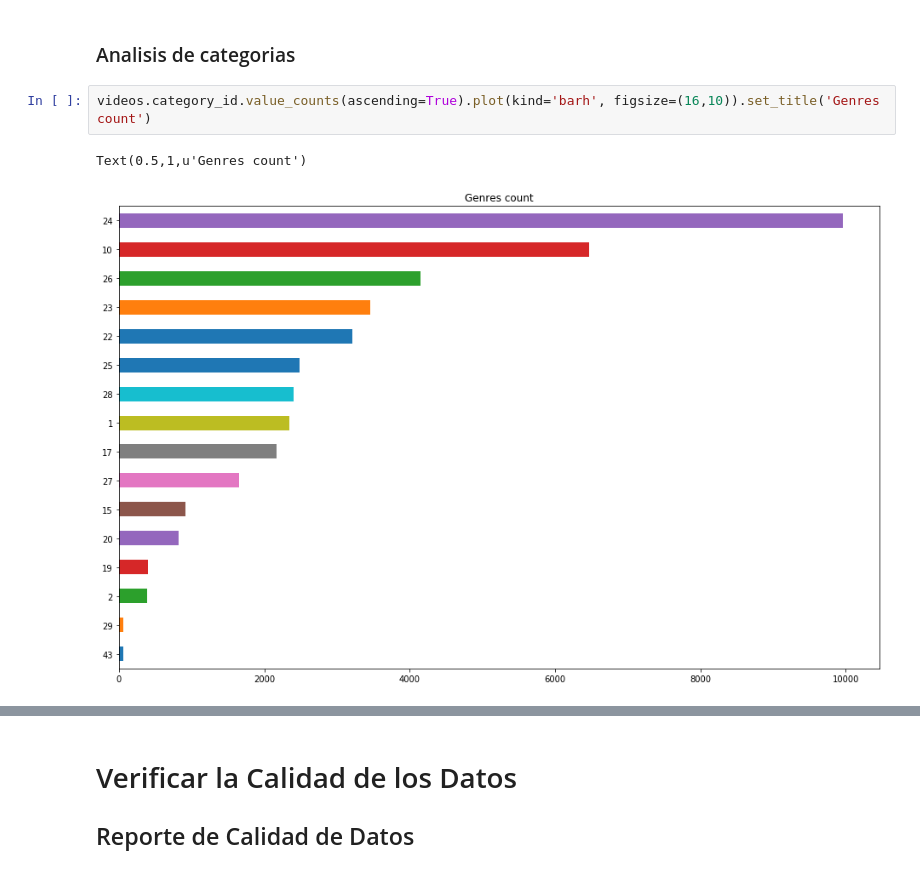
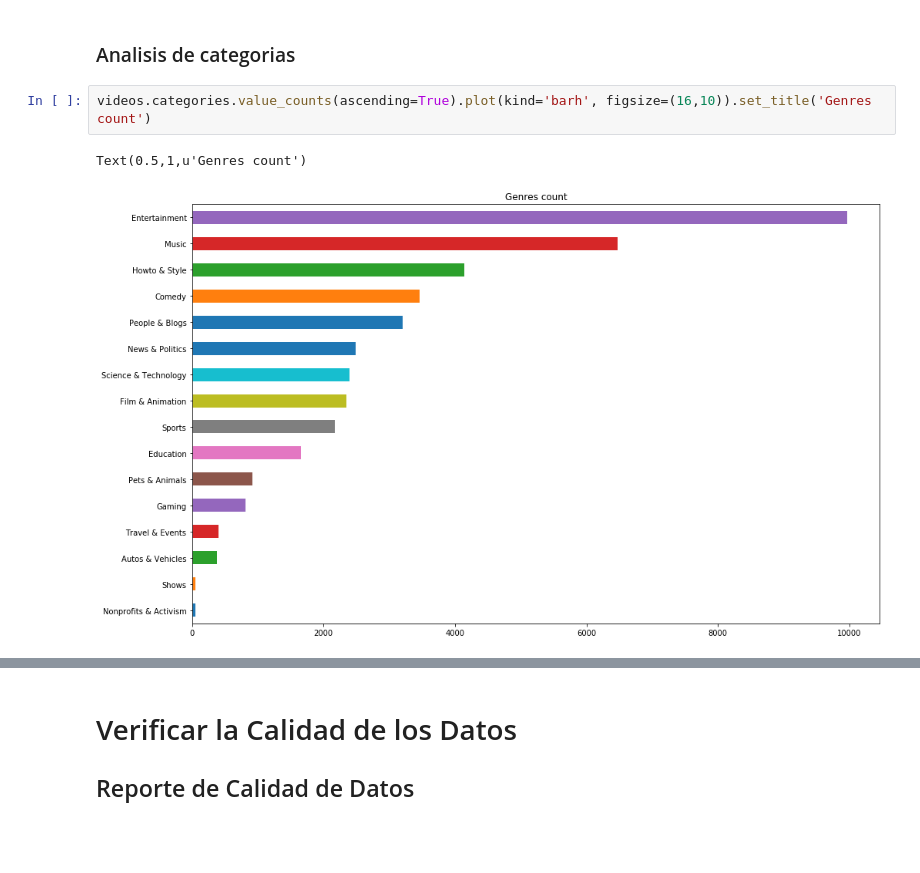
Before and after one commit to BlancoSebastianEzequiel/7750-TPFinal, a Jupyter notebook: src/analisis.ipynb, the cells around one changed output, grey strips where cells are left out. Drawn from its saved outputs; the diff is of its cells as text; blank space fills up the shorter version.

```diff
--- a/src/analisis.ipynb
+++ b/src/analisis.ipynb
@@ -95,7 +95,7 @@ dtype: object
 # %% [markdown]
 ### Analisis de categorias
 # %%
-videos.category_id.value_counts(ascending=True).plot(kind='barh', figsize=(16,10)).set_title('Genres count')
+videos.categories.value_counts(ascending=True).plot(kind='barh', figsize=(16,10)).set_title('Genres count')
 # %% [output]
 Text(0.5,1,u'Genres count')
-[figure, old version]
+[figure, new version]
```
Also changed, not shown: parts of 2 cells of this notebook.
